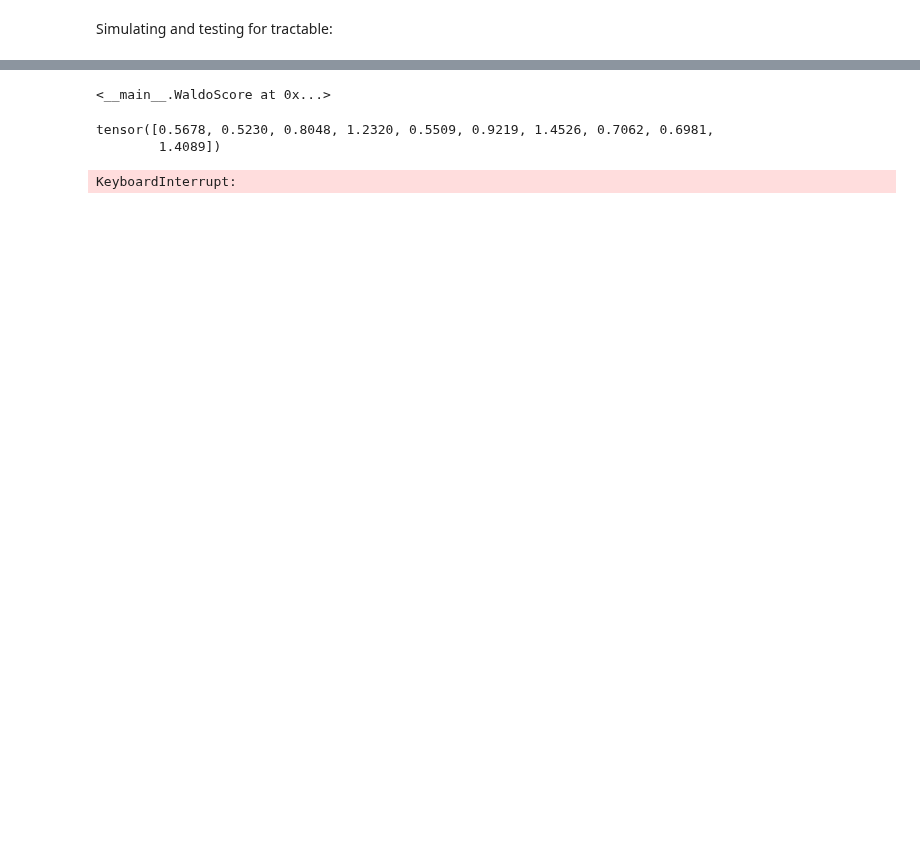
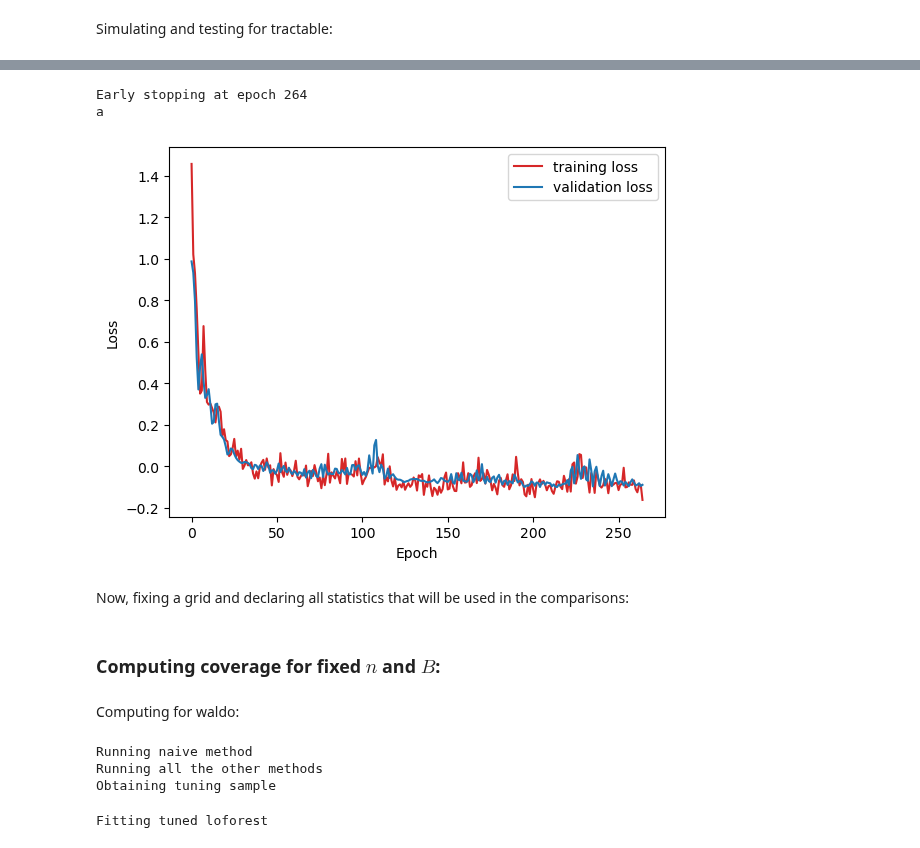
Before and after one commit to Monoxido45/CSI, a Jupyter notebook: experiments/lfi_experiments.ipynb, the cells around one changed output, grey strips where cells are left out. Saved outputs shown, nothing was run; the diff lists cells and outputs as text; code cells hidden in the pictures; blank space fills up the shorter version.

```diff
--- a/experiments/lfi_experiments.ipynb
+++ b/experiments/lfi_experiments.ipynb
@@ -74,6 +376,6 @@ array([2.5, 3.5, 5. , 6. ])
 # %% [markdown]
 Simulating and testing for tractable:
 # %%
-simulator = tractable.Simulator()
-prior = tractable.Prior()
+simulator = weinberg.Simulator(default_beam_energy=40.0)
+prior = weinberg.Prior()
 # %% [markdown]
@@ -141,5 +382,0 @@ X_net = X_conf.reshape(B_rand, n * X_dim)
-# %%
-waldo_score = WaldoScore(nflow_post, is_fitted = True)
-waldo_score.fit()
-# %% [output]
-<__main__.WaldoScore at 0x...>
@@ -148,20 +383,8 @@ sample_waldo = waldo_score.compute(thetas.numpy(), X = X_net.numpy(), N = 1000)
-# %%
-w_simulator = weinberg.Simulator()
-w_prior = weinberg.Prior()
-
-thetas = w_prior.sample((10, ))
-# %% [output]
-tensor([0.5678, 0.5230, 0.8048, 1.2320, 0.5509, 0.9219, 1.4526, 0.7062, 0.6981,
-        1.4089])
-# %%
-# using waldo score
-loforest_object = ConformalLoforest(WaldoScore, base_model = nflow_post, alpha = 0.05, is_fitted = True, split_calib = False)
-loforest_object.calibrate(
-    thetas.numpy(),
-    X_net.numpy(),
-    min_samples_leaf=300,
-    n_estimators= 200,
-    K = 50,
-    )
-# %% [output]
-KeyboardInterrupt:
+# %%
+nflow_post = fit_post_model(simulator = simulator, prior = prior, B_model = 20000, n = 5, seed = 45, split_seed = 0)
+# %% [output]
+Early stopping at epoch 264
+a
+[figure, added]
+# %% [markdown]
+Now, fixing a grid and declaring all statistics that will be used in the comparisons:
@@ -167,0 +412,24 @@ KeyboardInterrupt:
+# %% [markdown]
+### Computing coverage for fixed $n$ and $B$:
+# %% [markdown]
+Computing for waldo:
+# %%
+waldo_stats_weinberg = compute_MAE_N_B(
+    kind = "weinberg",
+    score = waldo_score,
+    theta_grid_eval = thetas_valid,
+    simulator = simulator,
+    prior = prior,
+    N = 5,
+    B = 10000,
+    B_valid = 500,
+    N_lambda = 200,
+    K = 70,
+    n_estimators = 200,
+    min_samples_leaf = 300,
+    )
+# %% [output]
+Running naive method
+Running all the other methods
+Obtaining tuning sample
+Fitting tuned loforest
```
Also changed, not shown: parts of 31 cells of this notebook, 1 other file.
